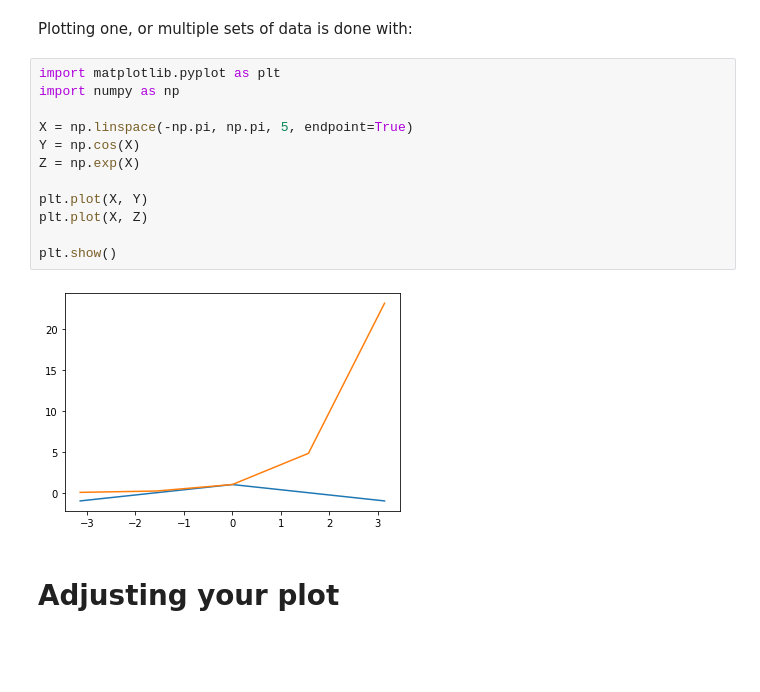
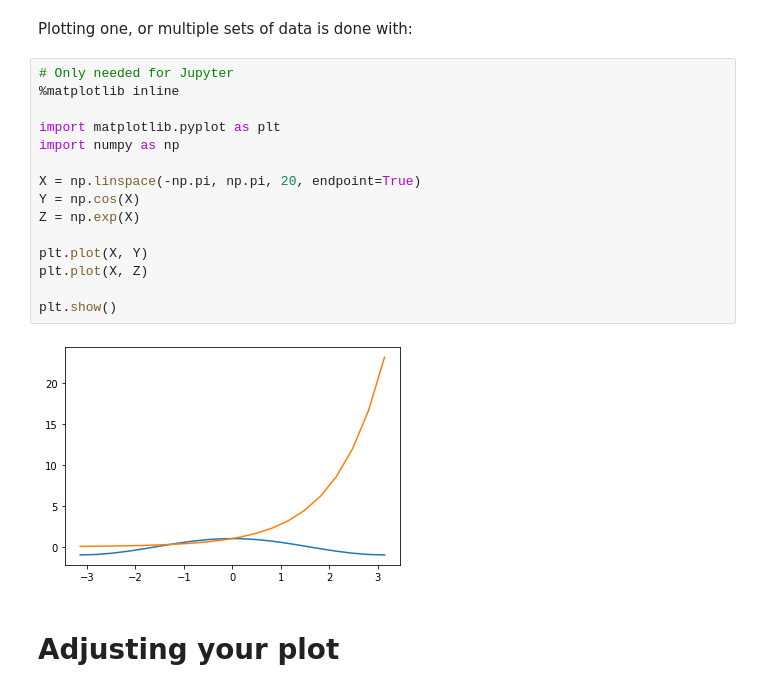
Before and after one commit to UiO-IN3110/UiO-IN3110.github.io, a Jupyter notebook: lectures/05-numerical-python/05_numerical_python.ipynb, the cells around one changed output. Saved outputs shown, nothing was run; the diff lists cells and outputs as text; blank space fills up the shorter version.

```diff
--- a/lectures/05-numerical-python/05_numerical_python.ipynb
+++ b/lectures/05-numerical-python/05_numerical_python.ipynb
@@ -734,19 +619,22 @@ Matplotlib is the most popular package in SciPy for creating publication quality
 # %% [markdown]
 Plotting one, or multiple sets of data is done with:
 # %%
+# Only needed for Jupyter
+%matplotlib inline
+
 import matplotlib.pyplot as plt
 import numpy as np
 
-X = np.linspace(-np.pi, np.pi, 5, endpoint=True)
+X = np.linspace(-np.pi, np.pi, 20, endpoint=True)
 Y = np.cos(X)
 Z = np.exp(X)
 
 plt.plot(X, Y)
 plt.plot(X, Z)
 
 plt.show()
 # %% [output]
-[figure, old version]
+[figure, new version]
 # %% [markdown]
 # Adjusting your plot
 # %% [markdown]
```
Also changed, not shown: parts of 66 cells of this notebook, 5 other files.
